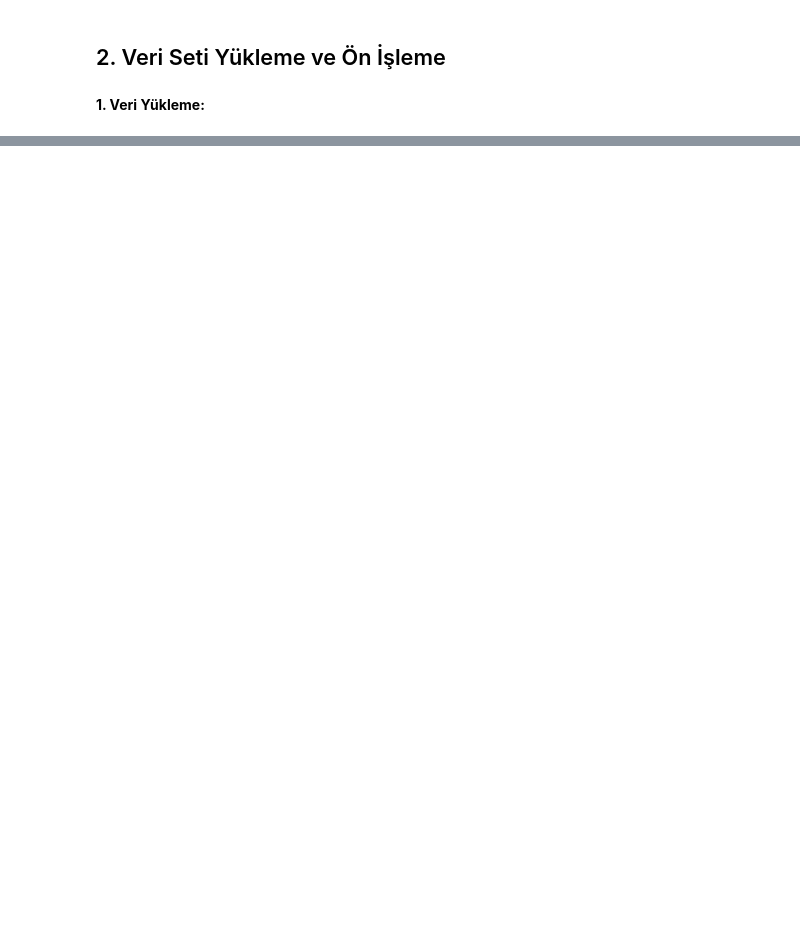
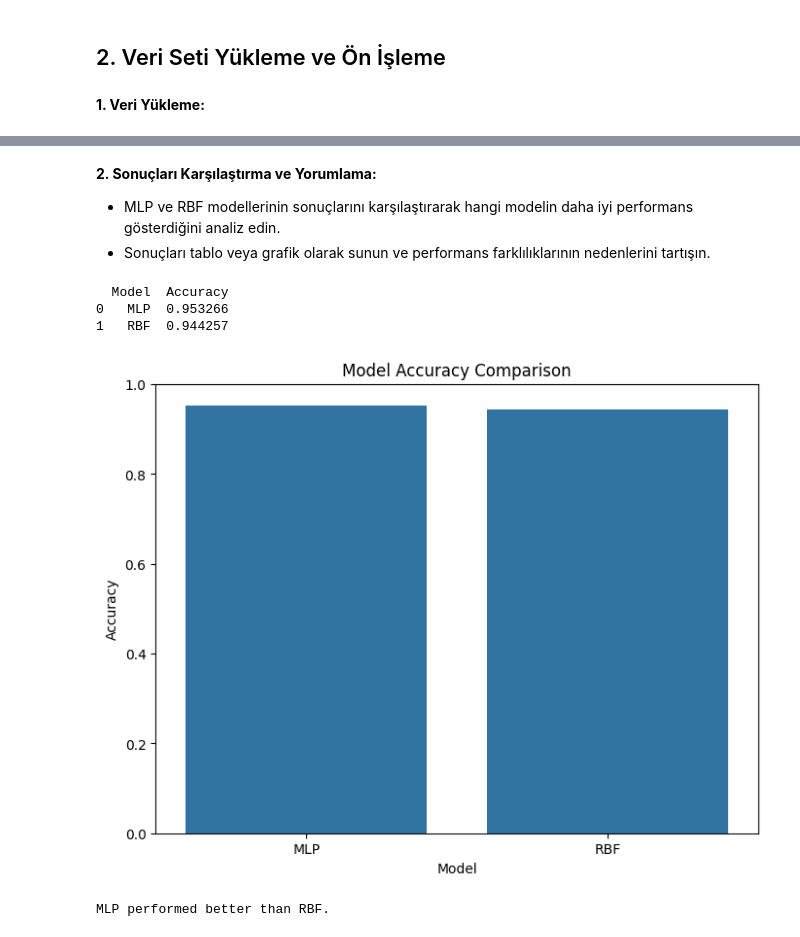
Before and after one commit to sahin-arslan/YapaySinirAglari, a Jupyter notebook: 234312029_Sahin_Arslan_YSG.ipynb, the cells around one changed output, grey strips where cells are left out. Saved outputs shown, nothing was run; the diff lists cells and outputs as text; code cells hidden in the pictures; blank space fills up the shorter version.

```diff
--- a/234312029_Sahin_Arslan_YSG.ipynb
+++ b/234312029_Sahin_Arslan_YSG.ipynb
@@ -66,0 +133,15 @@ Downloading gtsrb-german-traffic-sign.zip to ./gtsrb-german-traffic-sign
+# %%
+from sklearn.neural_network import MLPClassifier
+
+# MLP modelini oluşturma
+mlp_model = MLPClassifier(hidden_layer_sizes=(100, 50),  # Örnek katman yapılandırması
+                          activation='relu',            # Aktivasyon fonksiyonu
+                          solver='adam',                # Optimizasyon algoritması
+                          max_iter=20,                 # Maksimum iterasyon sayısı (azaltılmış)
+                          random_state=42)             # Rastgelelik için seed değeri
+
+# Modeli eğitim verileri ile eğitme
+mlp_model.fit(X_train_scaled, y_train)
+
+# Test verileri üzerinde tahmin yapma
+y_pred_mlp = mlp_model.predict(X_test_scaled)
@@ -66,0 +370,48 @@ Downloading gtsrb-german-traffic-sign.zip to ./gtsrb-german-traffic-sign
+# %% [markdown]
+**2.	Sonuçları Karşılaştırma ve Yorumlama:**
+
+*   MLP ve RBF modellerinin sonuçlarını karşılaştırarak hangi modelin daha iyi performans gösterdiğini analiz edin.
+*   Sonuçları tablo veya grafik olarak sunun ve performans farklılıklarının nedenlerini tartışın.
+# %%
+import pandas as pd
+
+# Create a DataFrame to compare model performance
+results = pd.DataFrame({
+    'Model': ['MLP', 'RBF'],
+    'Accuracy': [accuracy_mlp, accuracy_rbf],
+    # Add other metrics as needed (e.g., precision, recall, F1-score)
+})
+
+# Display the results table
+print(results)
+
+# Create a bar plot for comparison
+plt.figure(figsize=(8, 6))
+sns.barplot(x='Model', y='Accuracy', data=results)
+plt.title('Model Accuracy Comparison')
+plt.ylabel('Accuracy')
+plt.show()
+
+
+# Analyze performance differences
+if accuracy_mlp > accuracy_rbf:
+    print("MLP performed better than RBF.")
+    # Discuss potential reasons:
+    # * MLP might have learned more complex patterns in the data due to its layered architecture.
+    # * The hyperparameters tuned for MLP might have been more suitable for the dataset.
+    # * The RBF model may have had a suboptimal architecture or configuration.
+
+elif accuracy_rbf > accuracy_mlp:
+    print("RBF performed better than MLP.")
+    # Discuss potential reasons (reverse of the above)
+else:
+    print("Both models had similar performance")
+
+#Further analysis can include detailed examination of the confusion matrices,
+#classification reports, and the hyperparameter settings that produced the best performance for each model.
+# %% [output]
+  Model  Accuracy
+0   MLP  0.953266
+1   RBF  0.944257
+[figure, added]
+MLP performed better than RBF.
```
Also changed, not shown: parts of 29 cells of this notebook.
